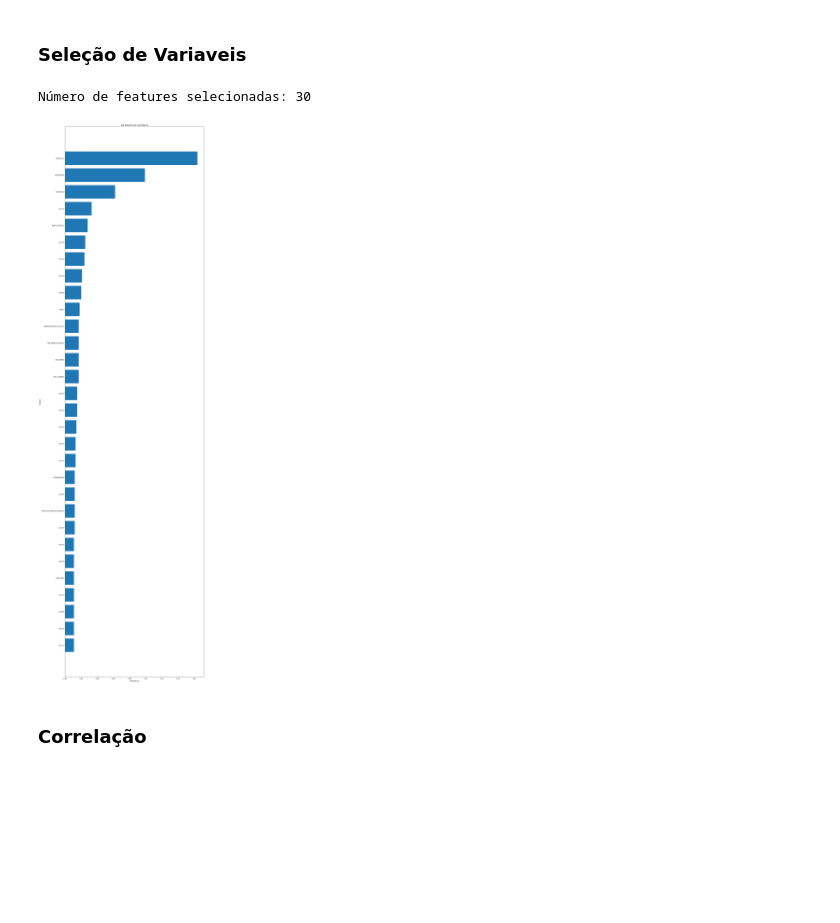
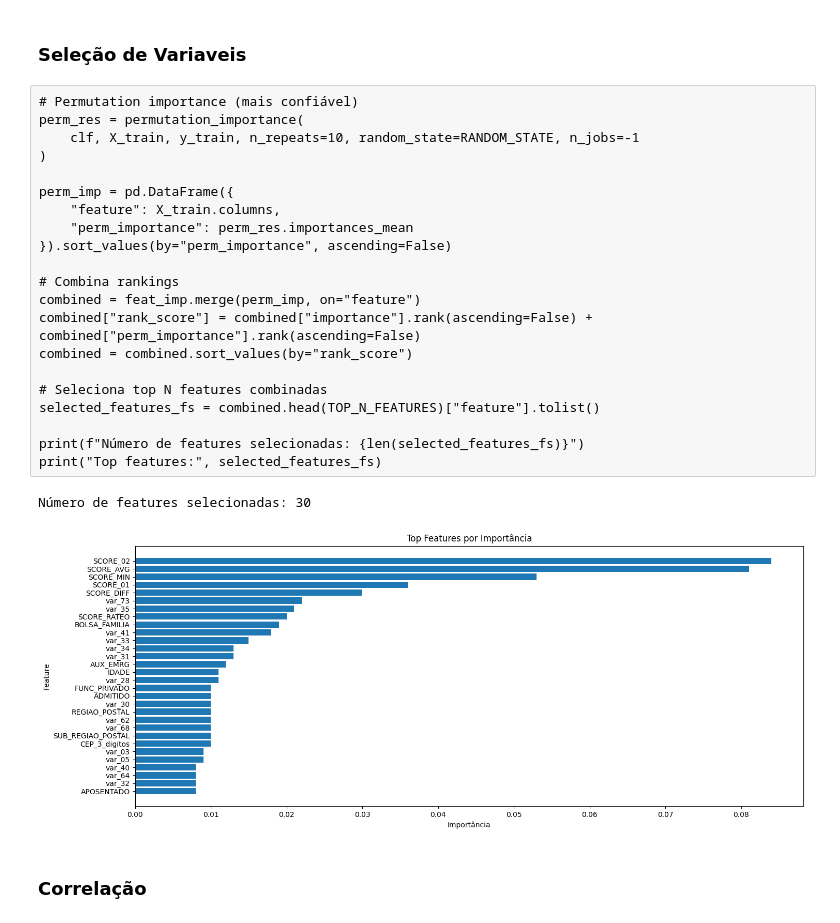
Before and after one commit to med0709/hackathon_pod_2025, a Jupyter notebook: ciencia/notebooks/03_Feature_selection.ipynb, the cells around one changed output. Saved outputs shown, nothing was run; the diff lists cells and outputs as text; code cells hidden in the pictures; blank space fills up the shorter version.

```diff
--- a/ciencia/notebooks/03_Feature_selection.ipynb
+++ b/ciencia/notebooks/03_Feature_selection.ipynb
@@ -59,10 +58,8 @@ TOP_N_FEATURES = 30
 # %%
-# Carregar dados CORRIGIDOS conforme solicitado
-train = pd.read_csv(PROCESSED_DIR / 'abt01_train.csv')
-test = pd.read_csv(PROCESSED_DIR / 'abt01_test.csv')
+# lê o arquivo parquet e carrega em um DataFrame
+train = pd.read_parquet(PROCESSED_DIR / 'abt01_train.parquet')
 
 print(f'📊 Treino: {train.shape}')
-print(f'📊 Teste: {test.shape}')
 print(f'\n🎯 Distribuição do Target (Treino):')
 print(f"  Treino: {(train[TARGET].value_counts(normalize=True) * 100).round(2)}")
 # %% [output]
@@ -96,16 +77,5 @@ train
 X_train = train.drop(TARGET, axis=1)
 y_train = train[TARGET]
 
-X_test = test.drop(TARGET, axis=1)
-y_test = test[TARGET]
-
 print(f'X_train: {X_train.shape}')
-print(f'X_test: {X_test.shape}')
-
-# Garantir mesmas features em treino e teste
-features_common = X_train.columns.intersection(X_test.columns)
-X_train = X_train[features_common]
-X_test = X_test[features_common]
-
-print(f'\n✅ Features alinhadas: {len(features_common)}')
 # %% [output]
@@ -124,42 +91,70 @@ X_train = train_fs
 y_train = train[TARGET]
 # %%
 # Inicializa ExtraTrees para ranking de features
-clf = ExtraTreesClassifier(n_estimators=500, max_depth=None, min_samples_leaf=10,
-                           random_state=RANDOM_STATE, n_jobs=-1)  # n_jobs=-1 usa todos os núcleos
+clf = ExtraTreesClassifier(
+    n_estimators=500,
+    max_depth=None,
+    min_samples_leaf=10,
+    random_state=RANDOM_STATE,
+    n_jobs=-1
+)
 
 # Treina o modelo
-clf.fit(X_train, y_train)  # ajusta o modelo aos dados
+clf.fit(X_train, y_train)
 
-# Cria DataFrame com features e importâncias
-feat_imp = pd.DataFrame({"feature": X_train.columns, "importance": clf.feature_importances_}) \
-            .sort_values(by="importance", ascending=False)  # ordena por importância
-
-# Seleciona top N features mais relevantes
-selected_features_fs = feat_imp.head(TOP_N_FEATURES)["feature"].tolist()  # lista de features
-selected_features_df = feat_imp.head(TOP_N_FEATURES)  # DataFrame com top features
-
-# Exibe quantidade de features selecionadas
-print(f"Número de features selecionadas: {len(selected_features_fs)}")
+# Importância padrão do ExtraTrees
+feat_imp = pd.DataFrame({
+    "feature": X_train.columns,
+    "importance": clf.feature_importances_
+}).sort_values(by="importance", ascending=False)
-# %% [output]
-Número de features selecionadas: 30
+# %% [raw]
+# Permutation importance (mais confiável)
+perm_res = permutation_importance(
+    clf, X_train, y_train, n_repeats=10, random_state=RANDOM_STATE, n_jobs=-1
+)
+
+perm_imp = pd.DataFrame({
+    "feature": X_train.columns,
+    "perm_importance": perm_res.importances_mean
+}).sort_values(by="perm_importance", ascending=False)
+
+# Combina rankings
+combined = feat_imp.merge(perm_imp, on="feature")
+combined["rank_score"] = combined["importance"].rank(ascending=False) + combined["perm_importance"].rank(ascending=False)
+combined = combined.sort_values(by="rank_score")
+
+# Seleciona top N features combinadas
+selected_features_fs = combined.head(TOP_N_FEATURES)["feature"].tolist()
+
+print(f"Número de features selecionadas: {len(selected_features_fs)}")
+print("Top features:", selected_features_fs)
+# %%
+# Seleciona top N features mais relevantes
+selected_features_fs = feat_imp.head(TOP_N_FEATURES)["feature"].tolist()
+selected_features_df = feat_imp.head(TOP_N_FEATURES)
+
+# Exibe quantidade de features selecionadas
+print(f"Número de features selecionadas: {len(selected_features_fs)}")
+# %% [output]
+Número de features selecionadas: 30
 # %%
 # Formata as importâncias com 3 casas decimais
 feat_imp_table = feat_imp.sort_values(by="importance", ascending=False)
 feat_imp_table["importance"] = feat_imp_table["importance"].round(3)
 
 # Plotar importância das features (top N)
 top_feats = feat_imp_table.head(TOP_N_FEATURES)
 
-plt.figure(figsize=(15, 50))
+plt.figure(figsize=(15, 6))
 plt.barh(top_feats['feature'], top_feats['importance'])
 plt.gca().invert_yaxis()  # feature mais importante no topo
 plt.title('Top Features por Importância')
 plt.xlabel('Importância')
 plt.ylabel('Feature')
 plt.tight_layout()
 plt.show()
 # %% [output]
-[figure, old version]
+[figure, new version]
 # %%
 # Manter no X_train apenas as colunas selecionadas
 X_train = X_train[selected_features_fs].copy()
```
Also changed, not shown: parts of 16 cells of this notebook, 1 other file.
